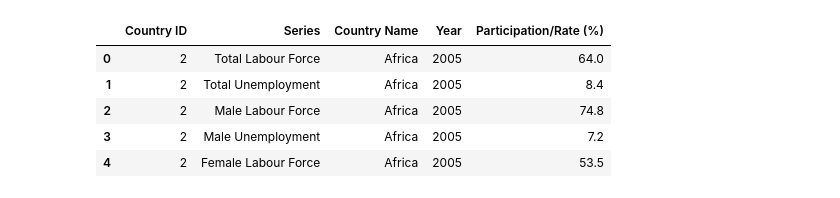
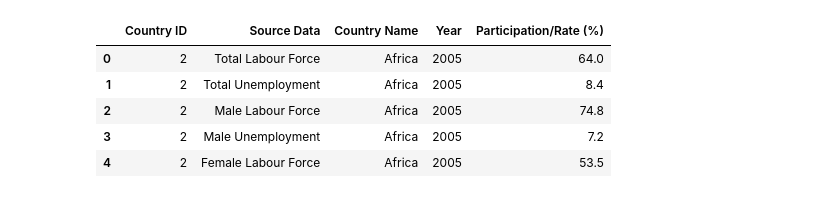
Before and after one commit to ZKeller22/UCI-Project-1-Group-6, a Jupyter notebook: project_main.ipynb, the cells around one changed output. Cells and saved outputs as stored; diff of their text form; code cells hidden in the pictures.

```diff
--- a/project_main.ipynb
+++ b/project_main.ipynb
@@ -260,41 +260,41 @@ csvfile6 = pd.read_csv("data_source/raw_data/labour_force_unemployment.csv", enc
 raw6_df = pd.DataFrame(csvfile6)
 
 #Remove the first row and replace with second row
 raw6_header =  raw6_df.iloc[0]
 raw6_df = raw6_df[1:]
 raw6_df.columns = new_header
 
 #Fill in blank column header
 raw6_df.columns = raw6_df.columns.fillna('Country Name')
 
 #Convert Value to float and round
 raw6_df['Value'] = pd.to_numeric(raw6_df['Value'], errors='coerce')
 raw6_df['Year'] = raw6_df['Year'].astype(int)
 
 #Remove columns that are not needed (Source, Footnote)
 labor_df = raw6_df[['Region/Country/Area','Series', 'Country Name','Year','Value']]
-labor_df = labor_df.rename(columns={'Region/Country/Area': 'Country ID','Value': 'Participation/Rate (%)' })
+labor_df = labor_df.rename(columns={'Region/Country/Area': 'Country ID','Value': 'Participation/Rate (%)', 'Series': 'Source Data' })
 
 
 #Remove Country ID 1 (Totals)
 totals = labor_df[labor_df['Country ID'] == '1' ].index
 labor_df.drop(totals , inplace=True)
 
 #Rename values in Series column
-labor_df['Series'] = labor_df['Series'].replace('Labour force participation - Total', 'Total Labour Force')
-labor_df['Series'] = labor_df['Series'].replace('Unemployment rate - Total', 'Total Unemployment')
-labor_df['Series'] = labor_df['Series'].replace('Labour force participation - Male', 'Male Labour Force')
-labor_df['Series'] = labor_df['Series'].replace('Labour force participation - Female', 'Female Labour Force')
-labor_df['Series'] = labor_df['Series'].replace('Unemployment rate - Male', 'Male Unemployment')
-labor_df['Series'] = labor_df['Series'].replace('Unemployment rate - Female', 'Female Unemployment')
+labor_df['Source Data'] = labor_df['Source Data'].replace('Labour force participation - Total', 'Total Labour Force')
+labor_df['Source Data'] = labor_df['Source Data'].replace('Unemployment rate - Total', 'Total Unemployment')
+labor_df['Source Data'] = labor_df['Source Data'].replace('Labour force participation - Male', 'Male Labour Force')
+labor_df['Source Data'] = labor_df['Source Data'].replace('Labour force participation - Female', 'Female Labour Force')
+labor_df['Source Data'] = labor_df['Source Data'].replace('Unemployment rate - Male', 'Male Unemployment')
+labor_df['Source Data'] = labor_df['Source Data'].replace('Unemployment rate - Female', 'Female Unemployment')
 labor_df =labor_df.reset_index(drop=True)
 
 
 
 #Display the data frame
 labor_df.head()
 # %% [output]
-|  | Country ID | Series | Country Name | Year | Participation/Rate (%) |
+|  | Country ID | Source Data | Country Name | Year | Participation/Rate (%) |
 | 0 | 2 | Total Labour Force | Africa | 2005 | 64.0 |
 | 1 | 2 | Total Unemployment | Africa | 2005 | 8.4 |
 | 2 | 2 | Male Labour Force | Africa | 2005 | 74.8 |
```
Also changed, not shown: parts of 13 cells of this notebook, 12 other files.
